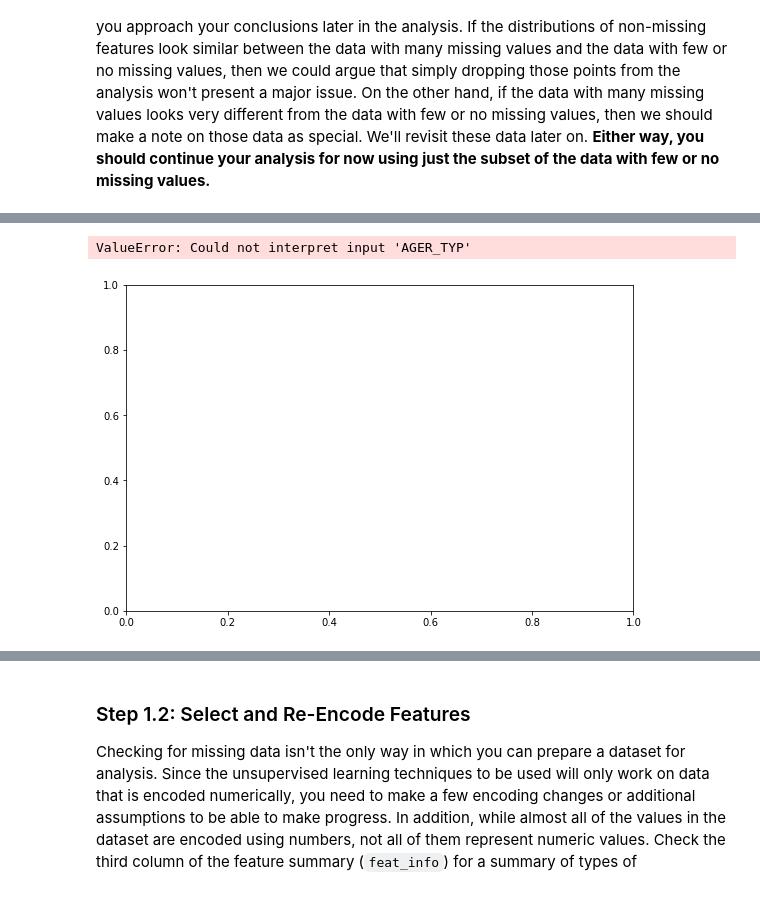
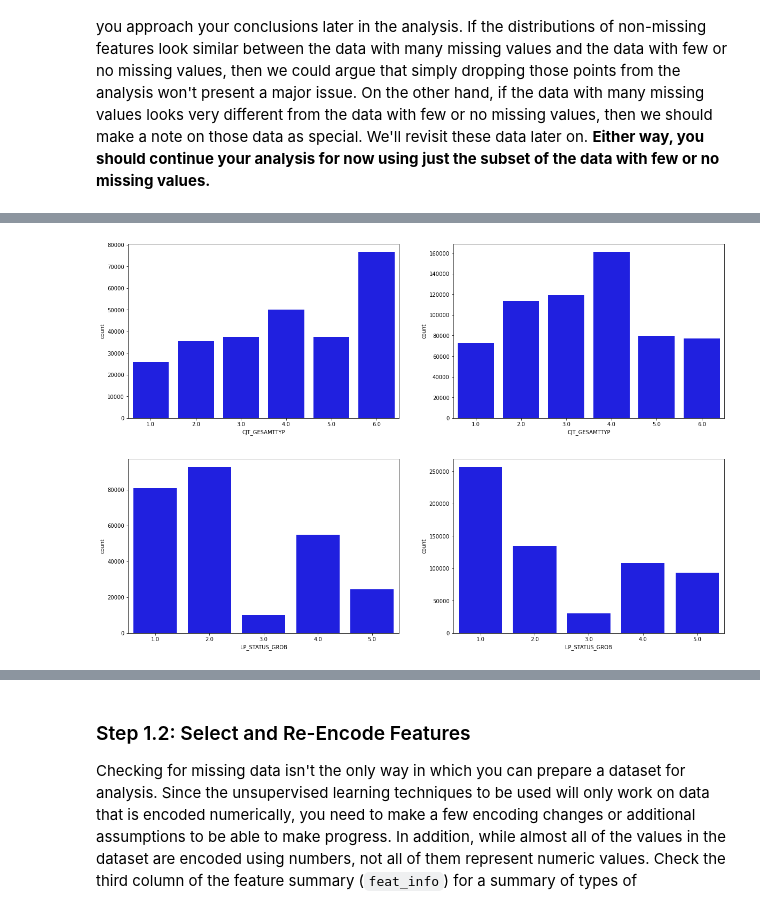
Before and after one commit to davidjentjens/customer_segments_with_arvato, a Jupyter notebook: Identify_Customer_Segments.ipynb, the cells around one changed output, grey strips where cells are left out. Drawn from its saved outputs; the diff is of its cells as text; code cells hidden in the pictures.

```diff
--- a/Identify_Customer_Segments.ipynb
+++ b/Identify_Customer_Segments.ipynb
@@ -347,5 +346,7 @@ Depending on what you observe in your comparison, this will have implications on
 # %%
 # How much data is missing in each row of the dataset?
 
-row_nan_percentage = azdias_reduced_columns.apply(lambda x: 1-(x.count()/85), axis=1)
+n_columns = azdias_reduced_columns.shape[1]
+
+row_nan_percentage = azdias_reduced_columns.apply(lambda x: 1-(x.count()/n_columns), axis=1)
 # %%
@@ -404,9 +421,10 @@ def compare_groups(column):
     plt.subplot(1, 2, 2);
     sns.countplot(data=azdias_without_nans, x=column, color='b');
 # %%
-compare_groups('AGER_TYP')
+compare_groups('CJT_GESAMTTYP')
 # %% [output]
-ValueError: Could not interpret input 'AGER_TYP'
-[figure, old version]
+[figure, new version]
 # %%
-compare_groups('LP_STATUS_FEIN')
+compare_groups('LP_STATUS_GROB')
+# %% [output]
+[figure, added]
```
Also changed, not shown: parts of 44 cells of this notebook.
